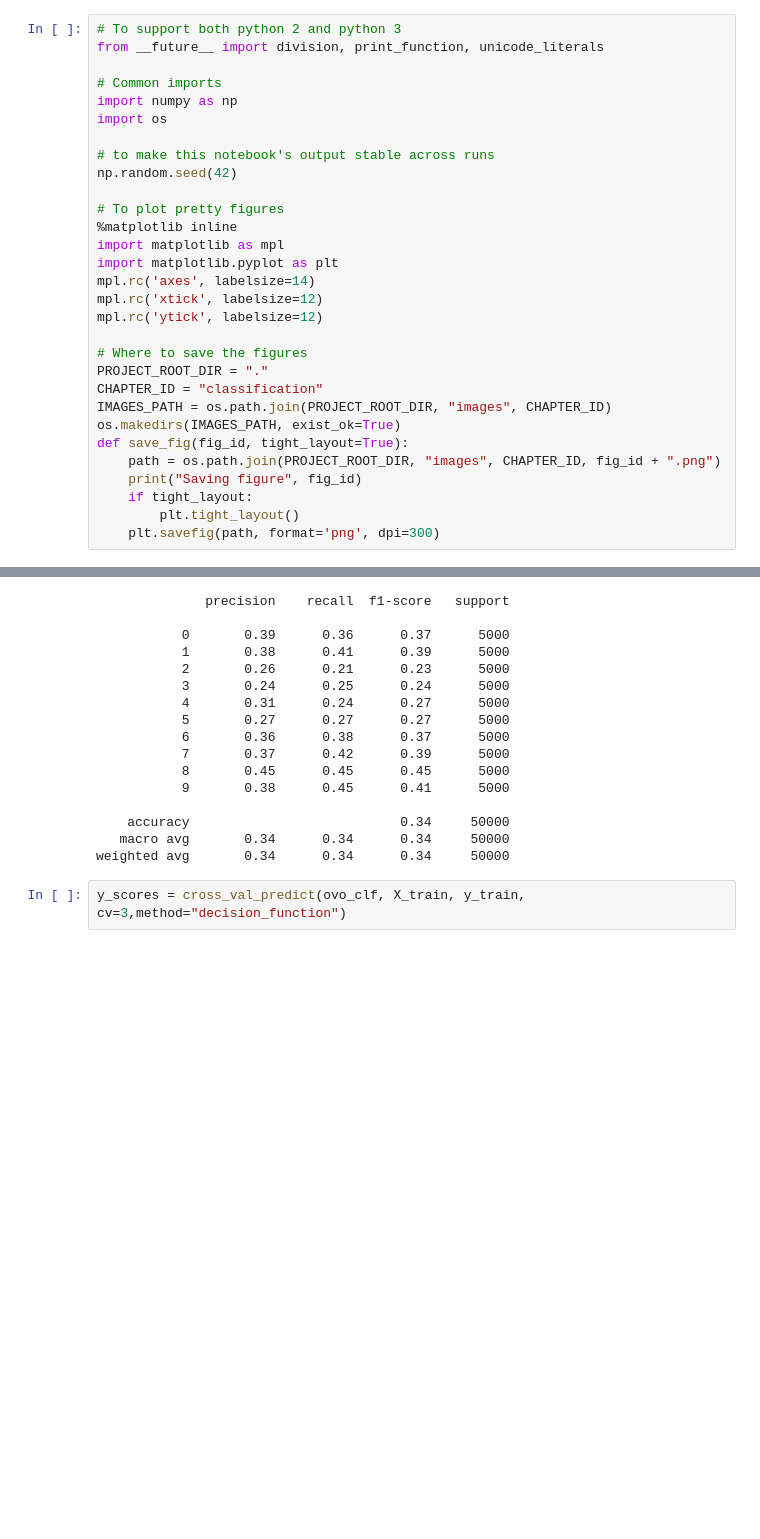
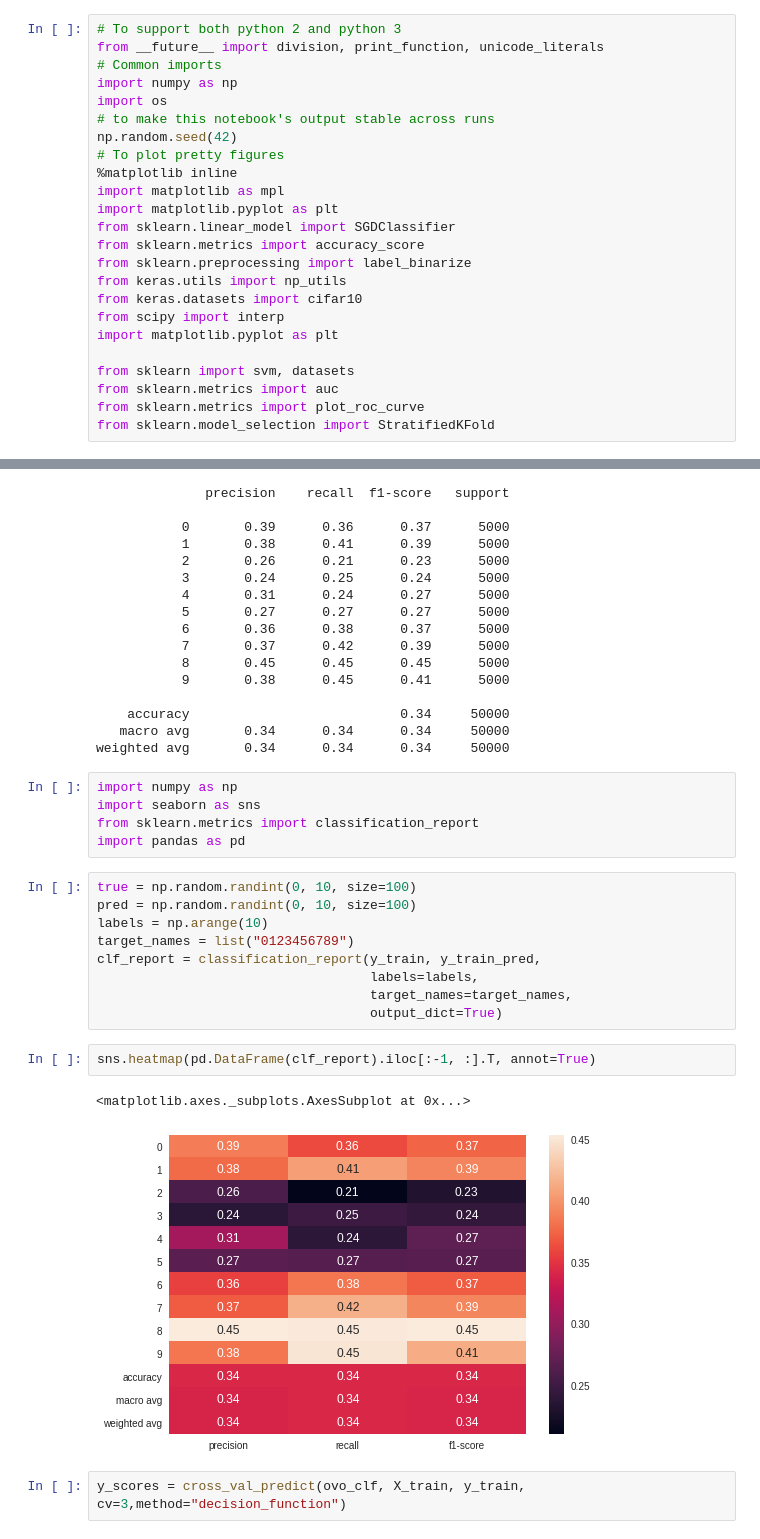
Before and after one commit to dnjhaha/AML, a Jupyter notebook: AMLASSIGN3.ipynb, the cells around one changed output, grey strips where cells are left out. Saved outputs shown, nothing was run; the diff lists cells and outputs as text; blank space fills up the shorter version.

```diff
--- a/AMLASSIGN3.ipynb
+++ b/AMLASSIGN3.ipynb
@@ -6,30 +6,24 @@
 # %%
 # To support both python 2 and python 3
 from __future__ import division, print_function, unicode_literals
-
 # Common imports
 import numpy as np
 import os
-
 # to make this notebook's output stable across runs
 np.random.seed(42)
-
 # To plot pretty figures
 %matplotlib inline
 import matplotlib as mpl
 import matplotlib.pyplot as plt
-mpl.rc('axes', labelsize=14)
-mpl.rc('xtick', labelsize=12)
-mpl.rc('ytick', labelsize=12)
+from sklearn.linear_model import SGDClassifier
+from sklearn.metrics import accuracy_score
+from sklearn.preprocessing import label_binarize
+from keras.utils import np_utils
+from keras.datasets import cifar10
+from scipy import interp
+import matplotlib.pyplot as plt
 
-# Where to save the figures
-PROJECT_ROOT_DIR = "."
-CHAPTER_ID = "classification"
-IMAGES_PATH = os.path.join(PROJECT_ROOT_DIR, "images", CHAPTER_ID)
-os.makedirs(IMAGES_PATH, exist_ok=True)
-def save_fig(fig_id, tight_layout=True):
-    path = os.path.join(PROJECT_ROOT_DIR, "images", CHAPTER_ID, fig_id + ".png")
-    print("Saving figure", fig_id)
-    if tight_layout:
-        plt.tight_layout()
-    plt.savefig(path, format='png', dpi=300)
+from sklearn import svm, datasets
+from sklearn.metrics import auc
+from sklearn.metrics import plot_roc_curve
+from sklearn.model_selection import StratifiedKFold
@@ -230,5 +258,24 @@ print(classification_report(y_train, y_train_pred, labels=[0,1,2,3,4,5,6,7,8,9])
     accuracy                           0.34     50000
    macro avg       0.34      0.34      0.34     50000
 weighted avg       0.34      0.34      0.34     50000
+# %%
+import numpy as np
+import seaborn as sns
+from sklearn.metrics import classification_report
+import pandas as pd
+# %%
+true = np.random.randint(0, 10, size=100)
+pred = np.random.randint(0, 10, size=100)
+labels = np.arange(10)
+target_names = list("0123456789")
+clf_report = classification_report(y_train, y_train_pred,
+                                   labels=labels,
+                                   target_names=target_names,
+                                   output_dict=True)
+# %%
+sns.heatmap(pd.DataFrame(clf_report).iloc[:-1, :].T, annot=True)
+# %% [output]
+<matplotlib.axes._subplots.AxesSubplot at 0x...>
+[figure, added]
 # %%
 y_scores = cross_val_predict(ovo_clf, X_train, y_train, cv=3,method="decision_function")
```
Also changed, not shown: parts of 41 cells of this notebook.
